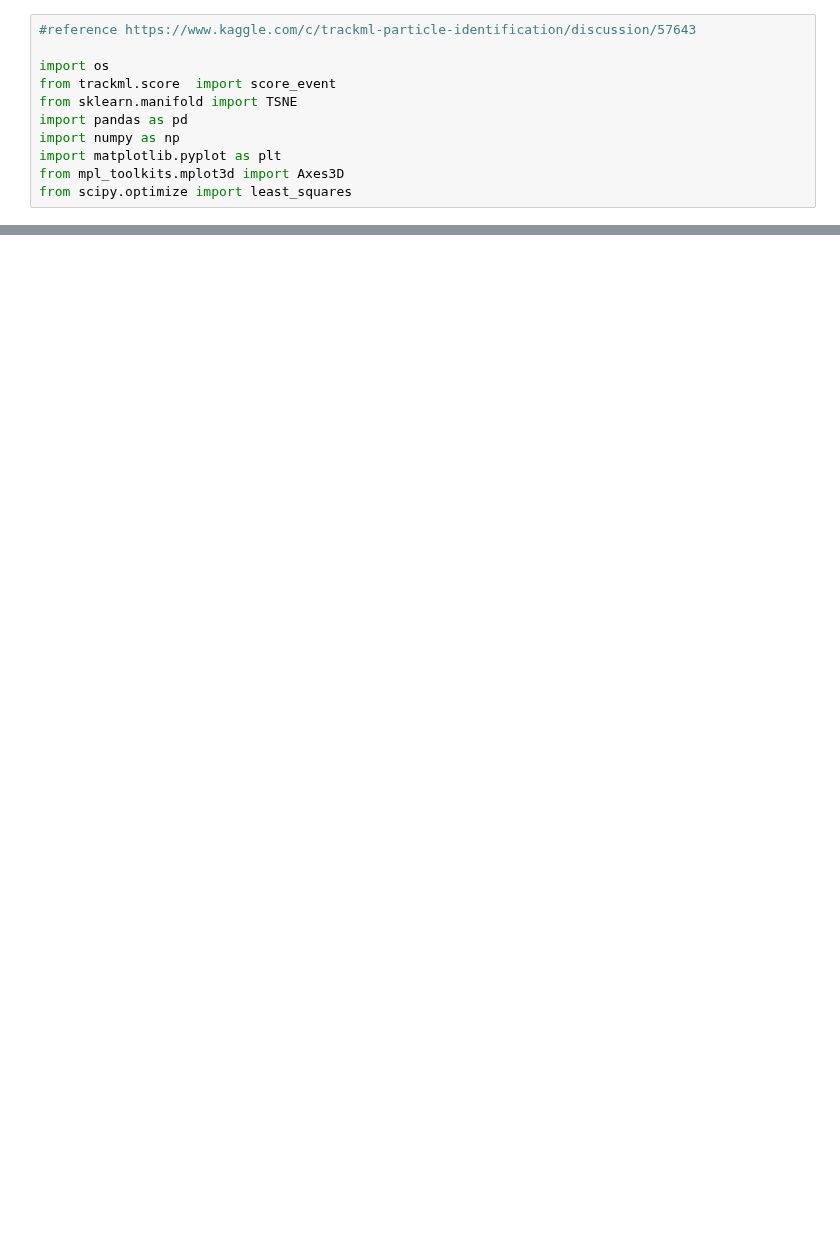
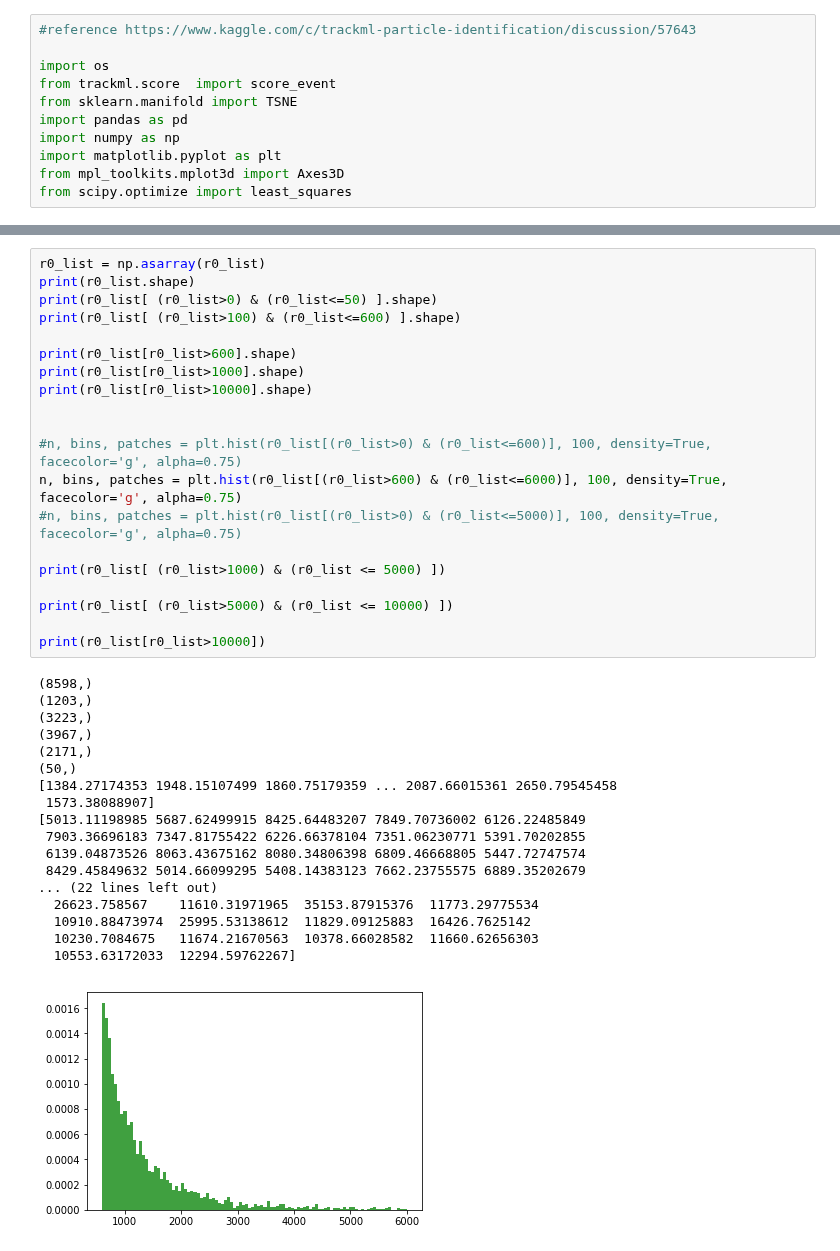
Before and after one commit to nicolefinnie/kaggle-trackml, a Jupyter notebook: src/notebooks/EDA/helix_parameter_space.ipynb, the cells around one changed output, grey strips where cells are left out. Saved outputs shown, nothing was run; the diff lists cells and outputs as text; blank space fills up the shorter version.

```diff
--- a/src/notebooks/EDA/helix_parameter_space.ipynb
+++ b/src/notebooks/EDA/helix_parameter_space.ipynb
@@ -227,0 +232,39 @@ r/2r0:[0.00685095 0.01530287 0.0242608  0.02465914 0.03610142 0.03653256
+# %%
+r0_list = np.asarray(r0_list)
+print(r0_list.shape)
+print(r0_list[ (r0_list>0) & (r0_list<=50) ].shape)
+print(r0_list[ (r0_list>100) & (r0_list<=600) ].shape)
+
+print(r0_list[r0_list>600].shape)
+print(r0_list[r0_list>1000].shape)
+print(r0_list[r0_list>10000].shape)
+
+
+#n, bins, patches = plt.hist(r0_list[(r0_list>0) & (r0_list<=600)], 100, density=True, facecolor='g', alpha=0.75)
+n, bins, patches = plt.hist(r0_list[(r0_list>600) & (r0_list<=6000)], 100, density=True, facecolor='g', alpha=0.75)
+#n, bins, patches = plt.hist(r0_list[(r0_list>0) & (r0_list<=5000)], 100, density=True, facecolor='g', alpha=0.75)
+
+print(r0_list[ (r0_list>1000) & (r0_list <= 5000) ])
+
+print(r0_list[ (r0_list>5000) & (r0_list <= 10000) ])
+
+print(r0_list[r0_list>10000])
+# %% [output]
+(8598,)
+(1203,)
+(3223,)
+(3967,)
+(2171,)
+(50,)
+[1384.27174353 1948.15107499 1860.75179359 ... 2087.66015361 2650.79545458
+ 1573.38088907]
+[5013.11198985 5687.62499915 8425.64483207 7849.70736002 6126.22485849
+ 7903.36696183 7347.81755422 6226.66378104 7351.06230771 5391.70202855
+ 6139.04873526 8063.43675162 8080.34806398 6809.46668805 5447.72747574
+ 8429.45849632 5014.66099295 5408.14383123 7662.23755575 6889.35202679
+... (22 lines left out)
+  26623.758567    11610.31971965  35153.87915376  11773.29775534
+  10910.88473974  25995.53138612  11829.09125883  16426.7625142
+  10230.7084675   11674.21670563  10378.66028582  11660.62656303
+  10553.63172033  12294.59762267]
+[figure, added]
```
Also changed, not shown: parts of 1 cell of this notebook.
